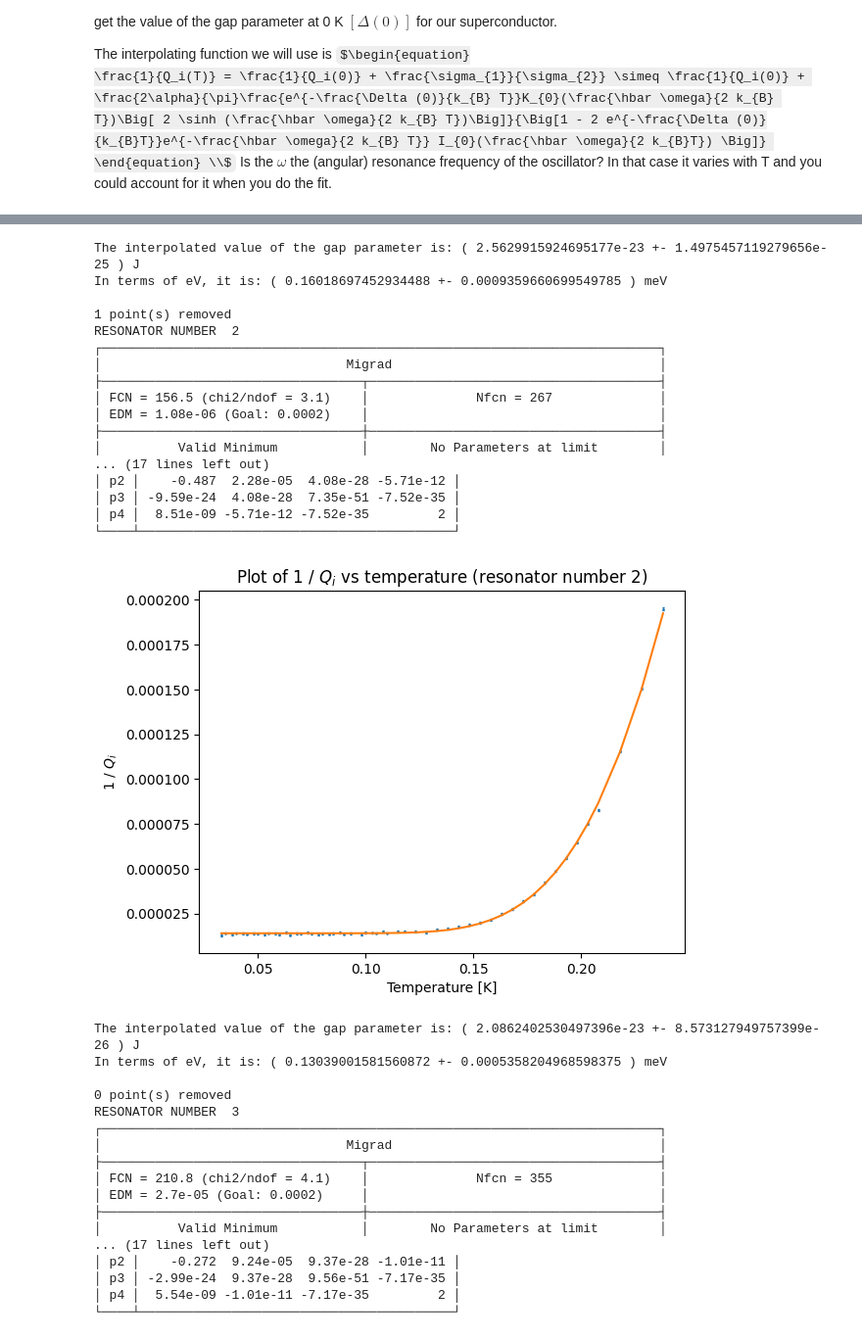
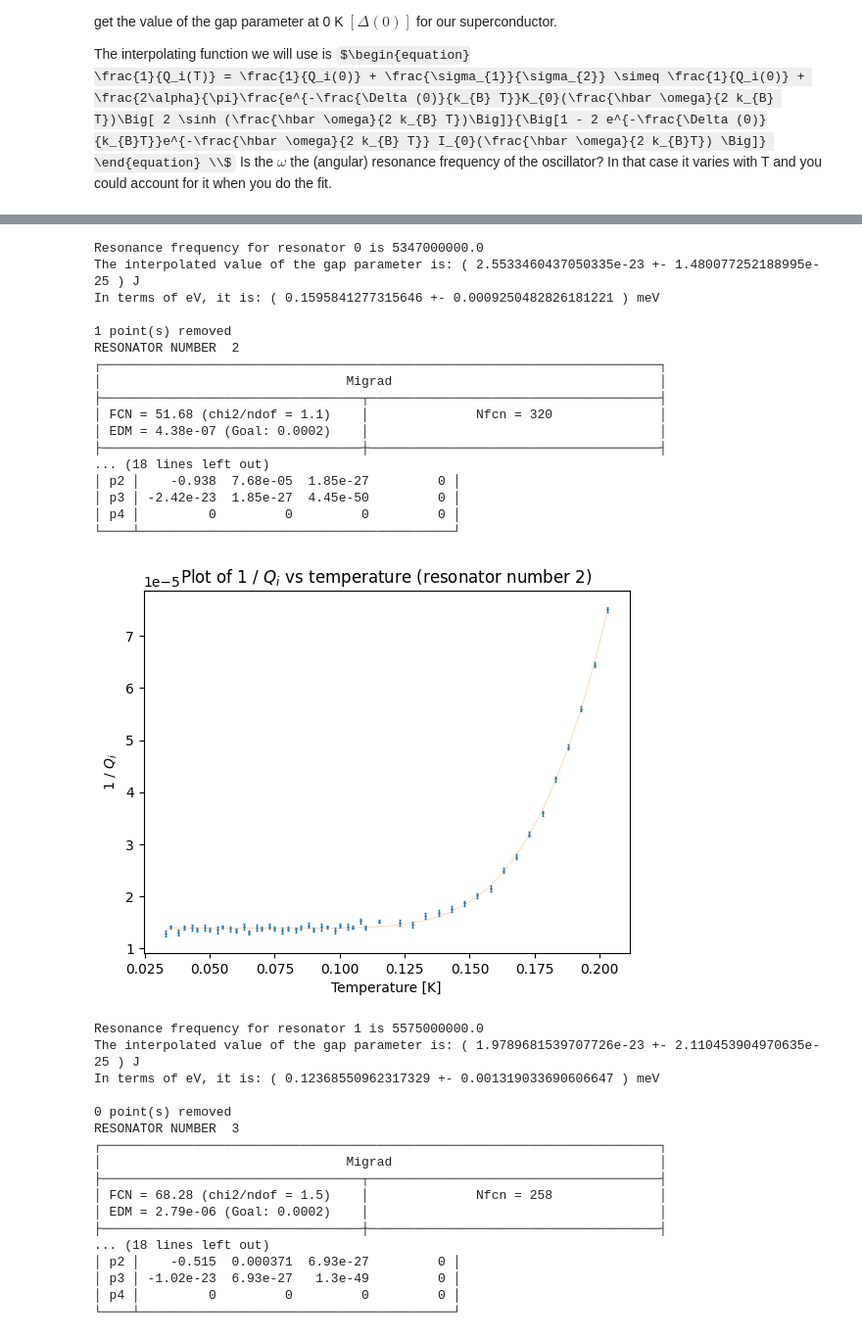
Before and after one commit to biqute/QTLab2223, a Jupyter notebook: SingleIRdetection/characterization/characterization.ipynb, the cells around one changed output, grey strips where cells are left out. Shown: that part at 98% size. Cells and saved outputs as stored; diff of their text form; code cells hidden in the pictures; some formulas as TeX source.

```diff
--- a/SingleIRdetection/characterization/characterization.ipynb
+++ b/SingleIRdetection/characterization/characterization.ipynb
@@ -21,7 +21,7 @@ def phase(i, q):
     return(np.arctan(q / i))
 
 def amp_model(x, p1 , p2 , p3, p4, p5, p6,  p7, p8):
-    return (p6*(x) + p7*x**2 + p8*x**3) + abs(p1*(1 - cmath.exp(1j*p4)*p2*(p2**-1 - p3**-1) / (1 + 2j * p2 * ( x - p5 ) / f_min[0] )))
+    return abs((p6*(x) + p7*x**2 + p8*x**3) + p1*(1 - cmath.exp(1j*p4)*p2*(p2**-1 - p3**-1) / (1 + 2j * p2 * ( x - p5 ) / f_min[0] )))
 
 def new_amp_model(x, p1, p2 , p3, p4, p5, p6,  p7, p8):
     return (p6*x + p7*x**2 + p8*x**3) + p1 * abs ((1 - (1 - p2 / p3) * cmath.exp(1j*p4) / (1 + 2j * p2 * ( x - p5 ) / p5 )))
@@ -60,7 +60,7 @@ def plot_data_and_fit(freqs, original_data, fitted_points, original_data_err = 0
     plt.title(title)
     plt.xlabel(x_axis)
     plt.ylabel(y_axis)
-    plt.plot(freqs, fitted_points, label = 'fit')
+    plt.plot(freqs, fitted_points, label = 'fit', linewidth = .2)
     #plt.title('Superposition of original data and fit')
     plt.show()
 
@@ -114,7 +114,7 @@ ttemps = temps #temporary variable to store temps. It will be useful later.
 def fit_amp_data(f_transl, amp, amp_err, amp_model, k):               #Performs the fit on our data for a single resonance.
     least_squares = LeastSquares(f_transl, amp, amp_err, amp_model)
     m = Minuit(least_squares, p1 = 1, p2 = 1e3, p3 = 4e4, p4 = -0.5, p5 = 0, p6 = 1e-9,  p7 = -1e-19, p8 = -1e-27)
-    m.limits['p5'] = (-0.002*1e9, 0.002*1e9)                                #Every resonator likes his own starting points and parameters limits.
+    m.limits['p5'] = (-0.002*1e9, 0.002*1e9)                #Every resonator likes his own starting points and parameters limits.
 
     if k == 0:
         m.values['p2'] = 5e4
@@ -211,7 +211,7 @@ for temp in ttemps:
             print('Il valore di Q_i per il risonatore numero ' + str(k) + ' e per la temperatura ' + str(temp) + 'mK è:' + str(Q_i[j][k]) + '+-' + str(Q_i_err[j][k]))
             plot_data_and_fit(f_transl, amp, amp_model(f_transl, *m.values))
 
-        if temp == min(temps):
+        if temp == min(ttemps):
             res_freqs[k] = f_min
 
     print('temp ' + str(temp) + 'mK done')
@@ -275,6 +275,7 @@ def fit_Qi_vs_temp(temp, inv_Q_i, inv_Q_i_err, suggestions):
     m.limits['p1'] = (suggestions[1 , res], suggestions[2 , res])
     m.limits['p2'] = (suggestions[4 , res], suggestions[5 , res])
     m.limits['p3'] = (suggestions[7 , res], suggestions[8 , res])
+    m.fixed['p4'] = True
     #m.limits['p4'] = ((suggestions[9 , res], suggestions[10 , res]))
     fit = m.migrad()        #This is the command that performs the fit
     return fit, m
@@ -282,15 +283,17 @@ def fit_Qi_vs_temp(temp, inv_Q_i, inv_Q_i_err, suggestions):
 # Erase these lines when you're done with trial and error
 
 suggestions_fit_inv_Q_i = np.zeros(shape=(12, 4))           # Attempt to automatize fit suggestions. Order of the array is: p_i_sugg, p_i_liminf, p_i_limsup for i in [1,3] and in the end p_4_sugg
-suggestions_fit_inv_Q_i[:,0] = np.array([3.5e5, 30e3, 2e5, .85, 0.01, 0.99, 2.6e-23, 1e-23, 5e-23, 2*np.pi*freq_window[0]*1e9, 2*np.pi*freq_window[1]*1e9, 2* np.pi *5e9])
-suggestions_fit_inv_Q_i[:,1] = np.array([7e4, 50e3, 90e3, .85, 0.01, 0.99, 2.6e-23, 1.7e-23, 5e-23, 2*np.pi*freq_window[2]*1e9, 2*np.pi*freq_window[3]*1e9, 2* np.pi *5e9])
-suggestions_fit_inv_Q_i[:,2] = np.array([4e4, 30e3, 50e3, .85, 0.01, 0.99, 2.6e-23, 1.7e-23, 5e-23, 2*np.pi*freq_window[4]*1e9, 2*np.pi*freq_window[5]*1e9, 2* np.pi *5e9])
-suggestions_fit_inv_Q_i[:,3] = np.array([6e4, 10e3, 90e3, .85, 0.01, 0.99, 2.6e-23, 1.7e-23, 5e-23, 2*np.pi*freq_window[6]*1e9, 2*np.pi*freq_window[7]*1e9, 2* np.pi *5e9])
+suggestions_fit_inv_Q_i[:,0] = np.array([3.5e5, 30e3, 2e5, .85, 0.01, 0.99, 2.6e-23, 1e-23, 5e-23, 2*np.pi*freq_window[0]*1e9, 2*np.pi*freq_window[1]*1e9, 2* np.pi *5.347e9])
+suggestions_fit_inv_Q_i[:,1] = np.array([7e4, 50e3, 90e3, .85, 0.01, 0.99, 2.6e-23, 1.7e-23, 5e-23, 2*np.pi*freq_window[2]*1e9, 2*np.pi*freq_window[3]*1e9, 2* np.pi *5.575e9])
+suggestions_fit_inv_Q_i[:,2] = np.array([4e4, 30e3, 50e3, .85, 0.01, 0.99, 2.6e-23, 1.7e-23, 5e-23, 2*np.pi*freq_window[4]*1e9, 2*np.pi*freq_window[5]*1e9, 2* np.pi *5.675e9])
+suggestions_fit_inv_Q_i[:,3] = np.array([6e4, 10e3, 90e3, .85, 0.01, 0.99, 2.6e-23, 1.7e-23, 5e-23, 2*np.pi*freq_window[6]*1e9, 2*np.pi*freq_window[7]*1e9, 2* np.pi *5.983e9])
 
 # Trying to fit
 
 delta = np.zeros(shape = Q_i[0,:].shape)
 delta_err = np.zeros(shape = Q_i[0,:].shape)
+
+limit = np.array([50]*4)
 
 res = 0
 indexes = np.empty(0)
@@ -300,14 +303,17 @@ for k in range(4):
     inv = inv_Q_i[:55, k]
     inv_err = inv_Q_i_err[:55, k]
 
-    for j in range(len(ttemps)):
+    for j in range(len(inv)):
         if kork[j][k] == ttemps[j]:
             indexes = np.append(indexes, [j])
 
     indexes = np.asarray(indexes, dtype = 'int')
     temps = np.delete(temps, indexes)
+    temps = temps[:limit[k]]
     inv = np.delete(inv, indexes)
+    inv = inv[:limit[k]]
     inv_err = np.delete(inv_err, indexes)
+    inv_err = inv_err[:limit[k]]
     print(str(len(ttemps) - abs(len(indexes) - len(ttemps))) + ' point(s) removed')
 
     fit, m = fit_Qi_vs_temp(temps, inv, inv_err, suggestions_fit_inv_Q_i)        # Fit execution
@@ -324,6 +330,7 @@ for k in range(4):
     delta[k]= fit.values["p3"]                  #Get the delta parameter
     delta_err[k] = fit.errors["p3"]
 
+    print('Resonance frequency for resonator ' + str(k) + ' is ' + str(m.values['p4']/(2*np.pi)))
     print('The interpolated value of the gap parameter is: (', delta[k], '+-', delta_err[k], ') J')
     print('In terms of eV, it is: (', delta[k] / ( 1.6e-19) * 1e3, '+-', delta_err[k] / ( 1.6e-19) * 1e3,') meV\n' )
     temps = ttemps*1e-3
@@ -355,35 +362,35 @@ RESONATOR NUMBER  1
-The interpolated value of the gap parameter is: ( 2.5629915924695177e-23 +- 1.4975457119279656e-25 ) J
-In terms of eV, it is: ( 0.16018697452934488 +- 0.0009359660699549785 ) meV
+Resonance frequency for resonator 0 is 5347000000.0
+The interpolated value of the gap parameter is: ( 2.5533460437050335e-23 +- 1.480077252188995e-25 ) J
+In terms of eV, it is: ( 0.1595841277315646 +- 0.0009250482826181221 ) meV
 
 1 point(s) removed
 RESONATOR NUMBER  2
 ┌─────────────────────────────────────────────────────────────────────────┐
 │                                Migrad                                   │
 ├──────────────────────────────────┬──────────────────────────────────────┤
-│ FCN = 156.5 (chi2/ndof = 3.1)    │              Nfcn = 267              │
-│ EDM = 1.08e-06 (Goal: 0.0002)    │                                      │
+│ FCN = 51.68 (chi2/ndof = 1.1)    │              Nfcn = 320              │
+│ EDM = 4.38e-07 (Goal: 0.0002)    │                                      │
 ├──────────────────────────────────┼──────────────────────────────────────┤
-│          Valid Minimum           │        No Parameters at limit        │
-... (17 lines left out)
-│ p2 │    -0.487  2.28e-05  4.08e-28 -5.71e-12 │
-│ p3 │ -9.59e-24  4.08e-28  7.35e-51 -7.52e-35 │
-│ p4 │  8.51e-09 -5.71e-12 -7.52e-35         2 │
+... (18 lines left out)
+│ p2 │    -0.938  7.68e-05  1.85e-27         0 │
+│ p3 │ -2.42e-23  1.85e-27  4.45e-50         0 │
+│ p4 │         0         0         0         0 │
 └────┴─────────────────────────────────────────┘
-[figure, old version]
+[figure, new version]
-The interpolated value of the gap parameter is: ( 2.0862402530497396e-23 +- 8.573127949757399e-26 ) J
-In terms of eV, it is: ( 0.13039001581560872 +- 0.0005358204968598375 ) meV
+Resonance frequency for resonator 1 is 5575000000.0
+The interpolated value of the gap parameter is: ( 1.9789681539707726e-23 +- 2.110453904970635e-25 ) J
+In terms of eV, it is: ( 0.12368550962317329 +- 0.001319033690606647 ) meV
 
 0 point(s) removed
 RESONATOR NUMBER  3
 ┌─────────────────────────────────────────────────────────────────────────┐
 │                                Migrad                                   │
 ├──────────────────────────────────┬──────────────────────────────────────┤
-│ FCN = 210.8 (chi2/ndof = 4.1)    │              Nfcn = 355              │
-│ EDM = 2.7e-05 (Goal: 0.0002)     │                                      │
+│ FCN = 68.28 (chi2/ndof = 1.5)    │              Nfcn = 258              │
+│ EDM = 2.79e-06 (Goal: 0.0002)    │                                      │
 ├──────────────────────────────────┼──────────────────────────────────────┤
-│          Valid Minimum           │        No Parameters at limit        │
-... (17 lines left out)
-│ p2 │    -0.272  9.24e-05  9.37e-28 -1.01e-11 │
-│ p3 │ -2.99e-24  9.37e-28  9.56e-51 -7.17e-35 │
-│ p4 │  5.54e-09 -1.01e-11 -7.17e-35         2 │
+... (18 lines left out)
+│ p2 │    -0.515  0.000371  6.93e-27         0 │
+│ p3 │ -1.02e-23  6.93e-27   1.3e-49         0 │
+│ p4 │         0         0         0         0 │
 └────┴─────────────────────────────────────────┘
```
Also changed, not shown: parts of 3 cells of this notebook.
